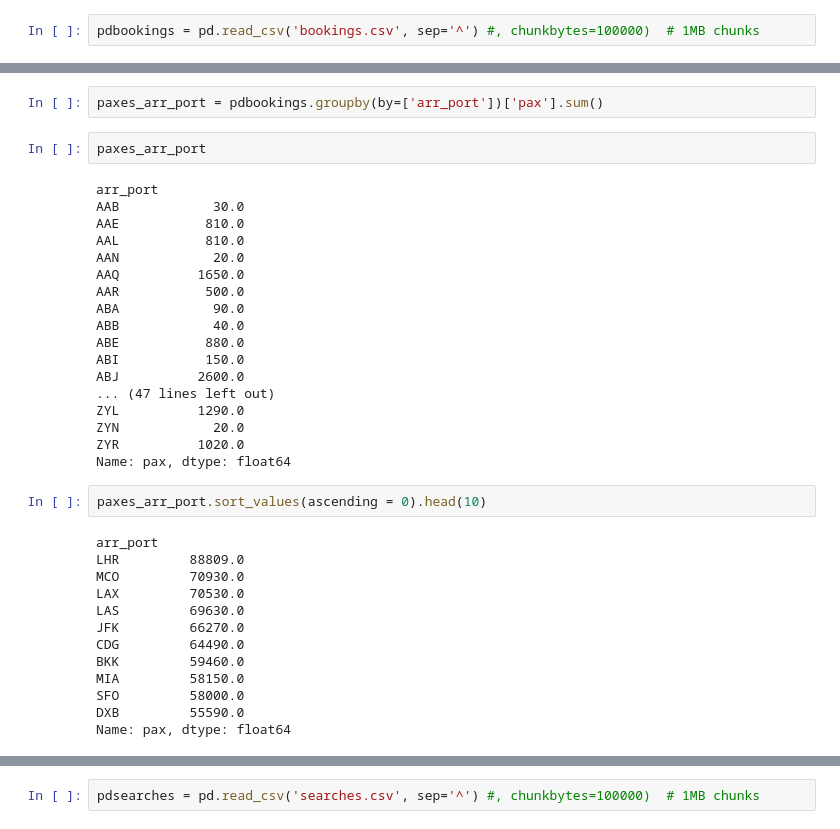
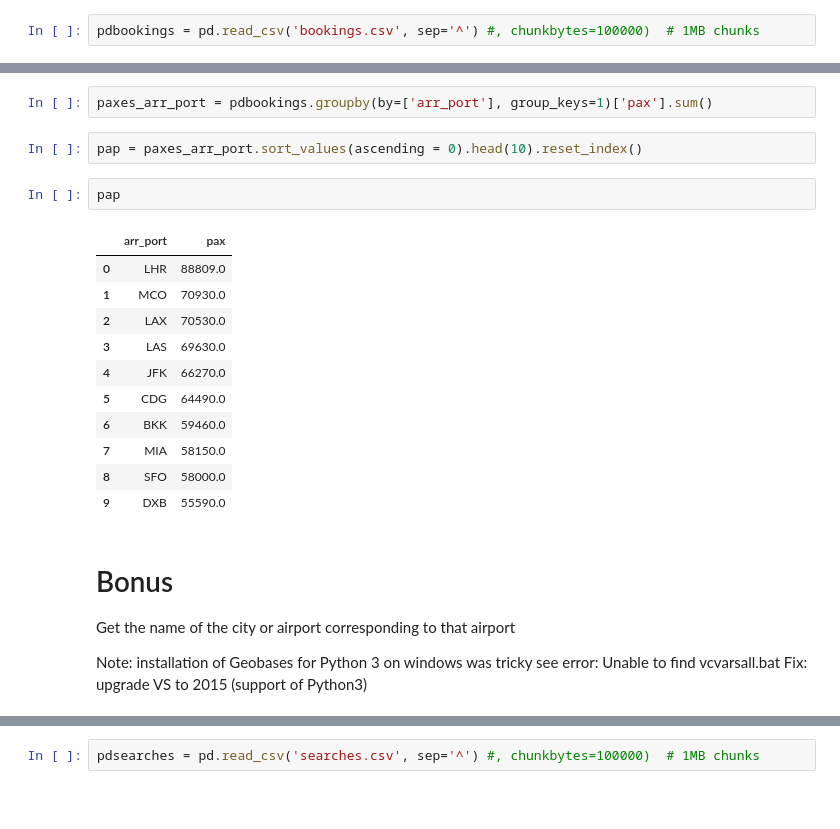
Before and after one commit to RLanrivain/AMADEUS-Test, a Jupyter notebook: AMADEUS-Test Technique.ipynb, the cells around one changed output, grey strips where cells are left out. Drawn from its saved outputs; the diff is of its cells as text; blank space fills up the shorter version.

```diff
--- a/AMADEUS-Test Technique.ipynb
+++ b/AMADEUS-Test Technique.ipynb
@@ -45,37 +45,27 @@ dtype: object
 # %%
-paxes_arr_port = pdbookings.groupby(by=['arr_port'])['pax'].sum()
+paxes_arr_port = pdbookings.groupby(by=['arr_port'], group_keys=1)['pax'].sum()
-# %%
-paxes_arr_port
-# %% [output]
-arr_port
-AAB            30.0
-AAE           810.0
-AAL           810.0
-AAN            20.0
-AAQ          1650.0
-AAR           500.0
-ABA            90.0
-ABB            40.0
-ABE           880.0
-ABI           150.0
-ABJ          2600.0
-... (47 lines left out)
-ZYL          1290.0
-ZYN            20.0
-ZYR          1020.0
-Name: pax, dtype: float64
 # %%
-paxes_arr_port.sort_values(ascending = 0).head(10)
+pap = paxes_arr_port.sort_values(ascending = 0).head(10).reset_index()
-# %% [output]
-arr_port
-LHR         88809.0
-MCO         70930.0
-LAX         70530.0
-LAS         69630.0
-JFK         66270.0
-CDG         64490.0
-BKK         59460.0
-MIA         58150.0
-SFO         58000.0
-DXB         55590.0
-Name: pax, dtype: float64
+# %%
+pap
+# %% [output]
+|  | arr_port | pax |
+| 0 | LHR | 88809.0 |
+| 1 | MCO | 70930.0 |
+| 2 | LAX | 70530.0 |
+| 3 | LAS | 69630.0 |
+| 4 | JFK | 66270.0 |
+| 5 | CDG | 64490.0 |
+| 6 | BKK | 59460.0 |
+| 7 | MIA | 58150.0 |
+| 8 | SFO | 58000.0 |
+| 9 | DXB | 55590.0 |
+# %% [markdown]
+
+# Bonus
+
+Get the name of the city or airport corresponding to that airport
+
+Note: installation of Geobases for Python 3 on windows was tricky
+see error: Unable to find vcvarsall.bat
+Fix: upgrade VS to 2015 (support of Python3)
```
Also changed, not shown: parts of 21 cells of this notebook.
